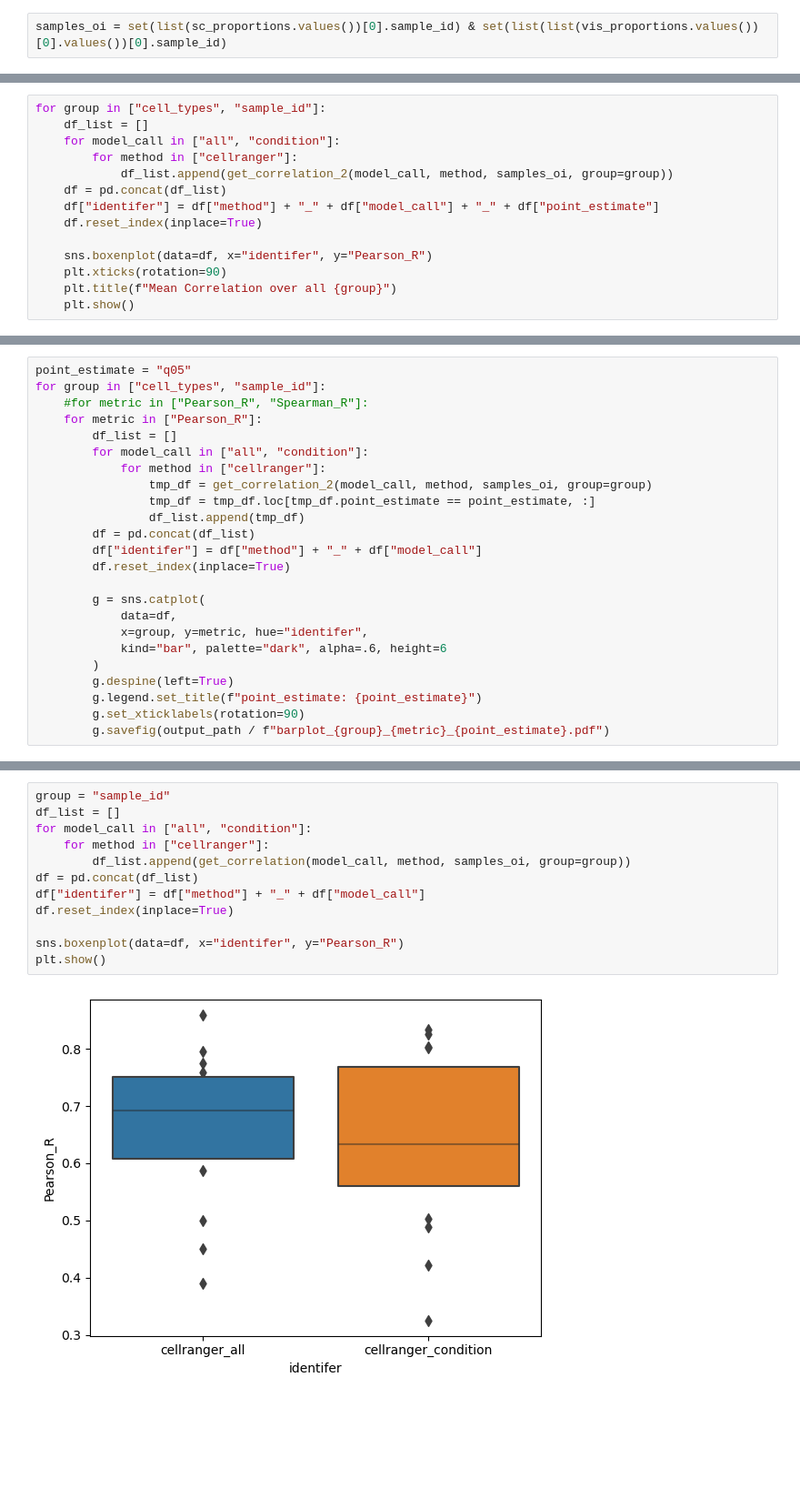
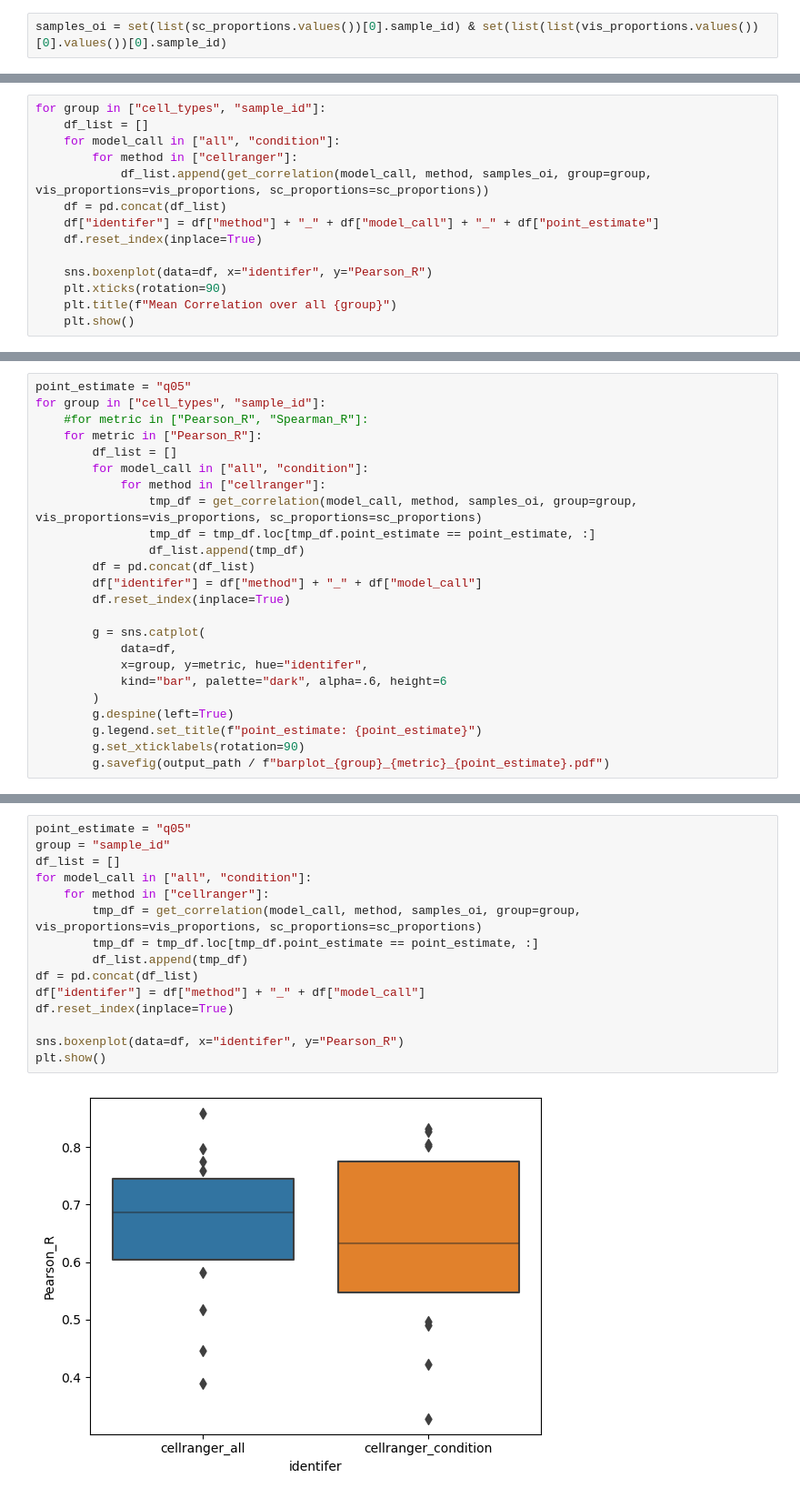
Before and after one commit to saezlab/VisiumMS, a Jupyter notebook: scripts/notebooks/eval_deconv_cellranger.ipynb, the cells around one changed output, grey strips where cells are left out. Shown at 91% size. Cells and saved outputs as stored; diff of their text form; blank space fills up the shorter version.

```diff
--- a/scripts/notebooks/eval_deconv_cellranger.ipynb
+++ b/scripts/notebooks/eval_deconv_cellranger.ipynb
@@ -265,7 +244,7 @@ for group in ["cell_types", "sample_id"]:
     df_list = []
     for model_call in ["all", "condition"]:
         for method in ["cellranger"]:
-            df_list.append(get_correlation_2(model_call, method, samples_oi, group=group))
+            df_list.append(get_correlation(model_call, method, samples_oi, group=group, vis_proportions=vis_proportions, sc_proportions=sc_proportions))
     df = pd.concat(df_list)
     df["identifer"] = df["method"] + "_" + df["model_call"] + "_" + df["point_estimate"]
     df.reset_index(inplace=True)
@@ -285,7 +264,7 @@ for group in ["cell_types", "sample_id"]:
         df_list = []
         for model_call in ["all", "condition"]:
             for method in ["cellranger"]:
-                tmp_df = get_correlation_2(model_call, method, samples_oi, group=group)
+                tmp_df = get_correlation(model_call, method, samples_oi, group=group, vis_proportions=vis_proportions, sc_proportions=sc_proportions)
                 tmp_df = tmp_df.loc[tmp_df.point_estimate == point_estimate, :]
                 df_list.append(tmp_df)
         df = pd.concat(df_list)
@@ -305,17 +284,20 @@ for group in ["cell_types", "sample_id"]:
 [figure]
 [figure]
 # %%
+point_estimate = "q05"
 group = "sample_id"
 df_list = []
 for model_call in ["all", "condition"]:
     for method in ["cellranger"]:
-        df_list.append(get_correlation(model_call, method, samples_oi, group=group))
+        tmp_df = get_correlation(model_call, method, samples_oi, group=group, vis_proportions=vis_proportions, sc_proportions=sc_proportions)
+        tmp_df = tmp_df.loc[tmp_df.point_estimate == point_estimate, :]
+        df_list.append(tmp_df)
 df = pd.concat(df_list)
 df["identifer"] = df["method"] + "_" + df["model_call"]
 df.reset_index(inplace=True)
 
 sns.boxenplot(data=df, x="identifer", y="Pearson_R")
 plt.show()
 # %% [output]
-[figure, old version]
+[figure, new version]
 # %%
```
Also changed, not shown: parts of 15 cells of this notebook, 1 other file.
